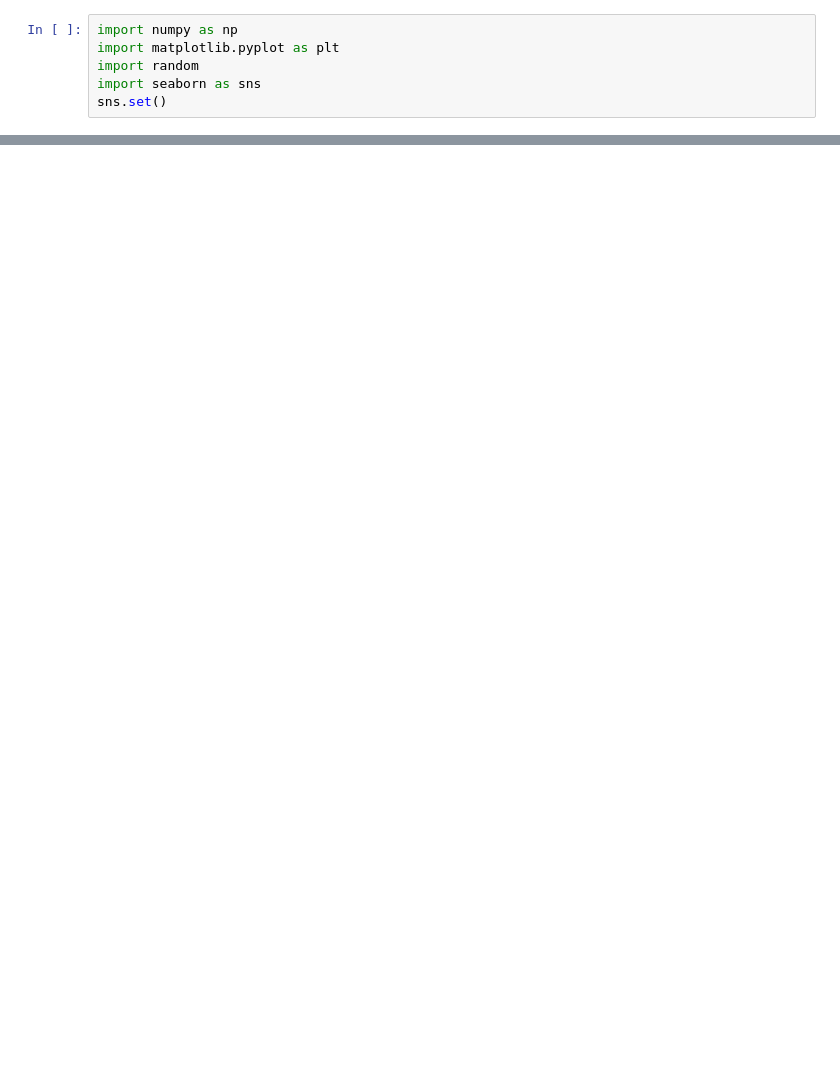
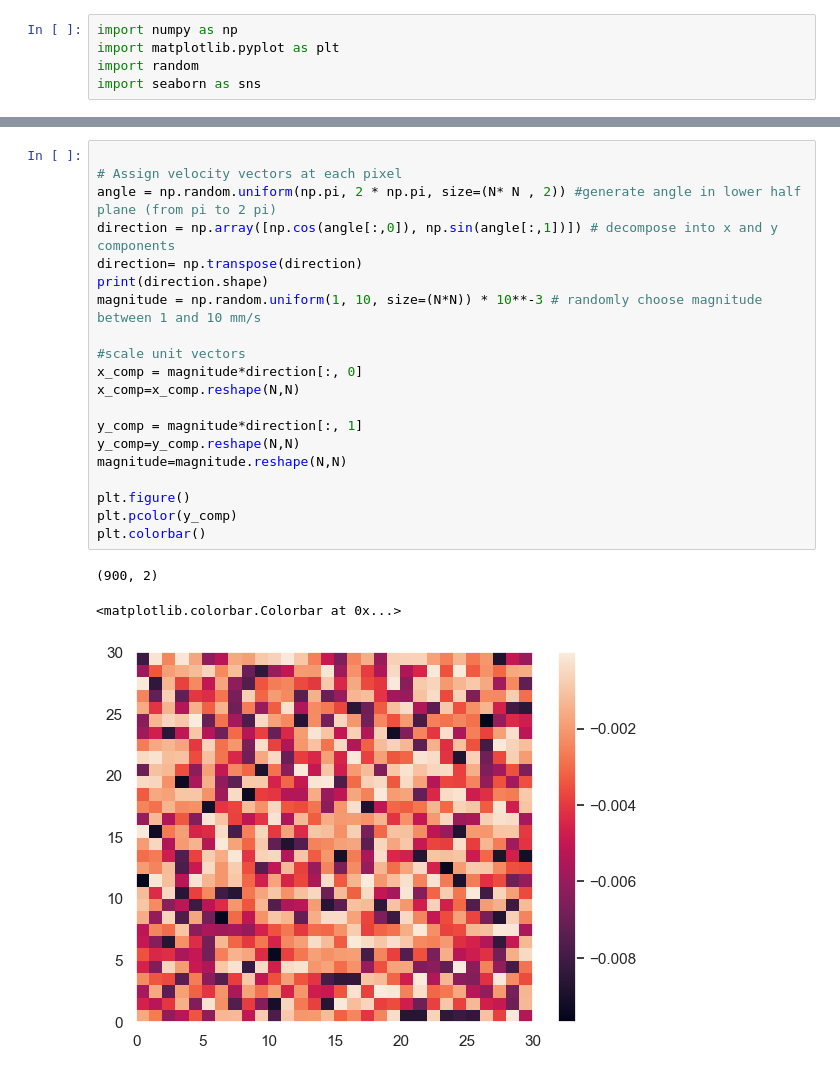
Before and after one commit to amitaanand9/glacier-percolation, a Jupyter notebook: test.ipynb, the cells around one changed output, grey strips where cells are left out. Cells and saved outputs as stored; diff of their text form; blank space fills up the shorter version.

Commit message:
fixed velocity

```diff
--- a/test.ipynb
+++ b/test.ipynb
@@ -3,6 +3,5 @@ import numpy as np
 import matplotlib.pyplot as plt
 import random
 import seaborn as sns
-sns.set()
 # %%
 # Initialize Lattice
@@ -57,0 +25,24 @@ plt.colorbar()
+# %%
+
+# Assign velocity vectors at each pixel
+angle = np.random.uniform(np.pi, 2 * np.pi, size=(N* N , 2)) #generate angle in lower half plane (from pi to 2 pi)
+direction = np.array([np.cos(angle[:,0]), np.sin(angle[:,1])]) # decompose into x and y components
+direction= np.transpose(direction)
+print(direction.shape)
+magnitude = np.random.uniform(1, 10, size=(N*N)) * 10**-3 # randomly choose magnitude between 1 and 10 mm/s
+
+#scale unit vectors
+x_comp = magnitude*direction[:, 0]
+x_comp=x_comp.reshape(N,N)
+
+y_comp = magnitude*direction[:, 1]
+y_comp=y_comp.reshape(N,N)
+magnitude=magnitude.reshape(N,N)
+
+plt.figure()
+plt.pcolor(y_comp)
+plt.colorbar()
+# %% [output]
+(900, 2)
+<matplotlib.colorbar.Colorbar at 0x...>
+[figure, added]
```
Also changed, not shown: parts of 3 cells of this notebook.
